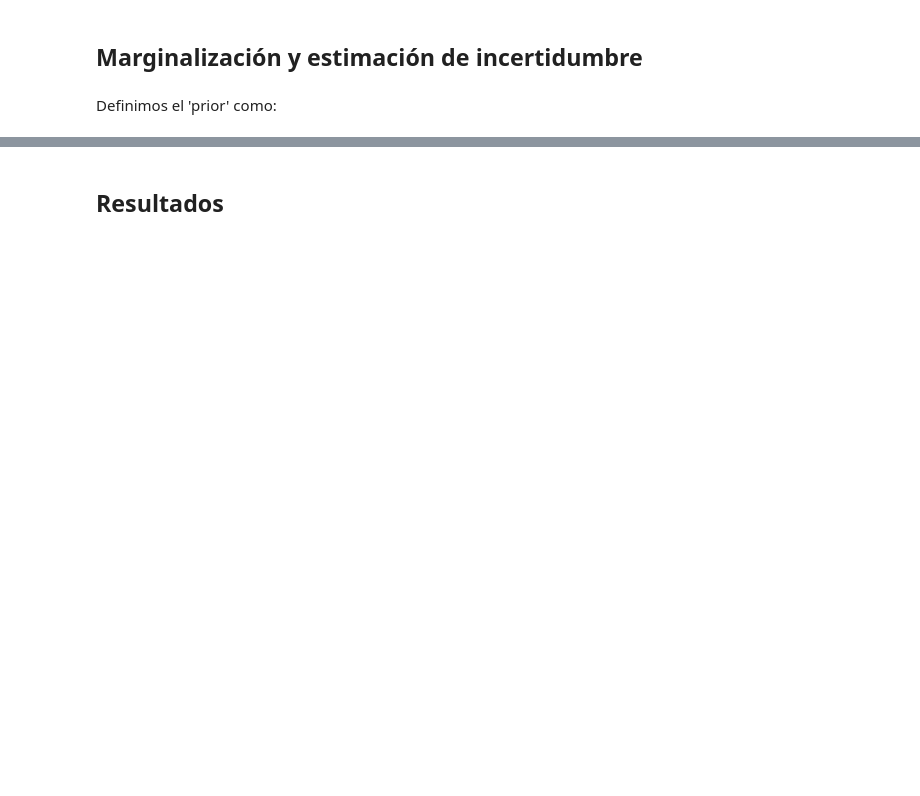
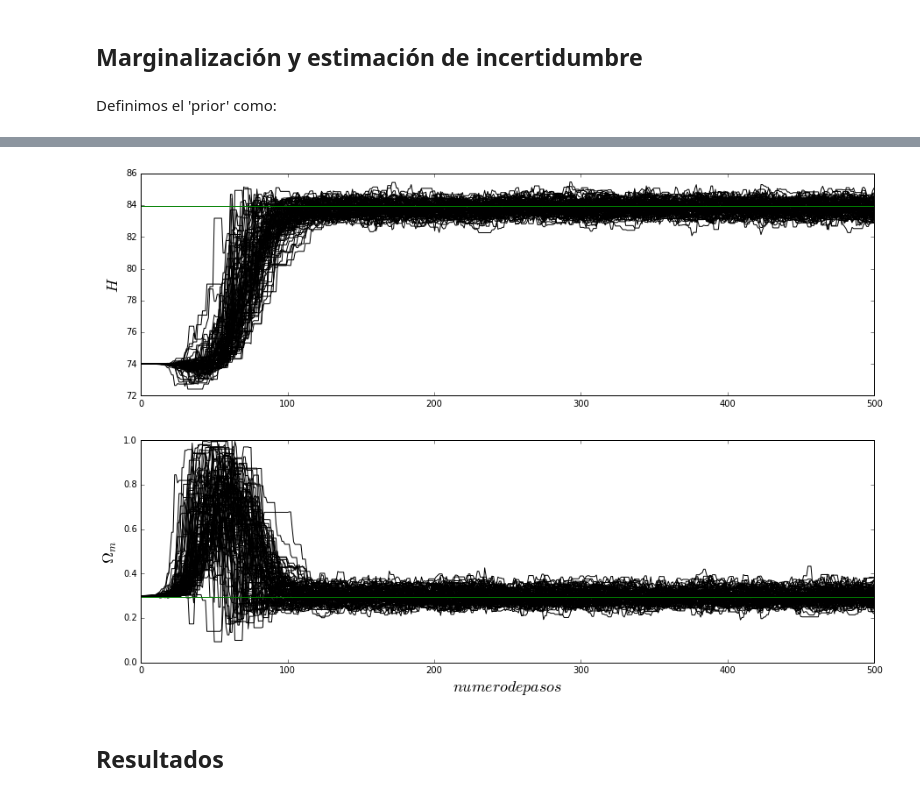
Before and after one commit to LuisEduardoCantero/Statistical_in_Cosmology, a Jupyter notebook: Oct/ejercicios/EMCEE_Supernovas2.ipynb, the cells around one changed output, grey strips where cells are left out. Drawn from its saved outputs; the diff is of its cells as text; code cells hidden in the pictures; blank space fills up the shorter version.

```diff
--- a/Oct/ejercicios/EMCEE_Supernovas2.ipynb
+++ b/Oct/ejercicios/EMCEE_Supernovas2.ipynb
@@ -169,11 +178,20 @@ def lnprior(theta):
         return 0.0
     return -np.inf
 
-def lnprob(theta,x,mu,var):
+def lnprob(theta,x,mu):
     lp = lnprior(theta)
     if not np.isfinite(lp):
         return -np.inf
-    return lp + lnlik(theta,z,mu,var)
+    return lp + lnlh(1,theta)
+# %%
+omg_true = 0.294
+H_true = 83.94
+lnf_true = 0.0
+H_ini,omg_ini,lnf_ini=50,0.5,0.5
+nll = lambda * args: -lnlh(*args)
+bounds=((74.0,84.0),(0.1,0.3),(0.0,1.0))
+result = op.minimize(nll, [H_ini,omg_ini,lnf_ini], args=(z),bounds = bounds)
+H_ml,omg_ml,lnf_ml=result["x"]
 # %%
 ndim, nwalkers = 3, 100
 pos = [result["x"] + 1e-4*np.random.randn(ndim) for i in range(nwalkers)]
@@ -182,4 +198,4 @@ NameError: name 'result' is not defined
 # %%
-sampler = emcee.EnsembleSampler(nwalkers, ndim, lnprob , args=(z,mu,var))
+sampler = emcee.EnsembleSampler(nwalkers, ndim, lnprob , args=(z))
 # %%
 sampler.run_mcmc(pos,500)
@@ -186,20 +220,22 @@ sampler.run_mcmc(pos,500)
 # %%
 x_g = np.linspace(0.0, 500, 500)
 y_H = 83.94 *np.ones(500)
 y_omg = 0.294*np.ones(500)
 plt.figure(figsize=(15,10))
 for i in range(nwalkers):
     plt.subplot(2, 1, 1)
     plt.plot(x_g, sampler.chain[i,:,0], 'k-')
     plt.plot(x_g, y_H, '-')
     plt.ylabel('$H$',fontsize = 18)
 
     plt.subplot(2, 1, 2)
     plt.plot(x_g, sampler.chain[i,:,1], 'k-')
     plt.plot(x_g, y_omg, '-')
     plt.ylabel('$\Omega_m$',fontsize = 18)
-    plt.xlabel('$stepnumber$',fontsize = 18)
+    plt.xlabel('$numero de pasos$',fontsize = 18)
 plt.show()
+# %% [output]
+[figure, added]
 # %%
 samples = sampler.chain[:, 50:, :].reshape((-1, ndim))
 # %% [markdown]
```
Also changed, not shown: parts of 14 cells of this notebook, 1 other file.
